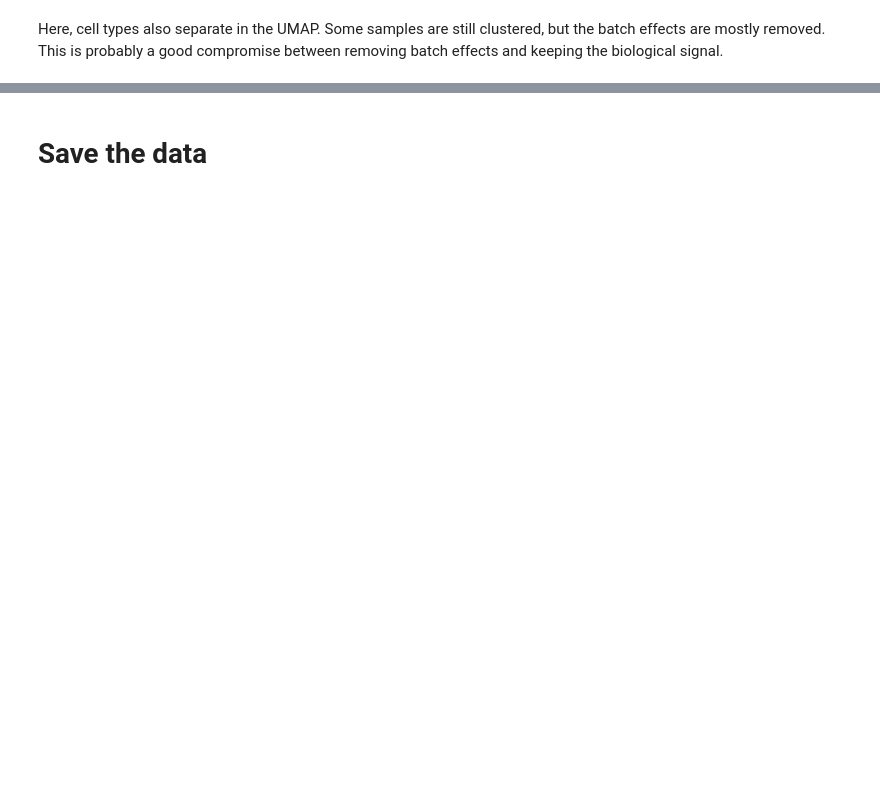
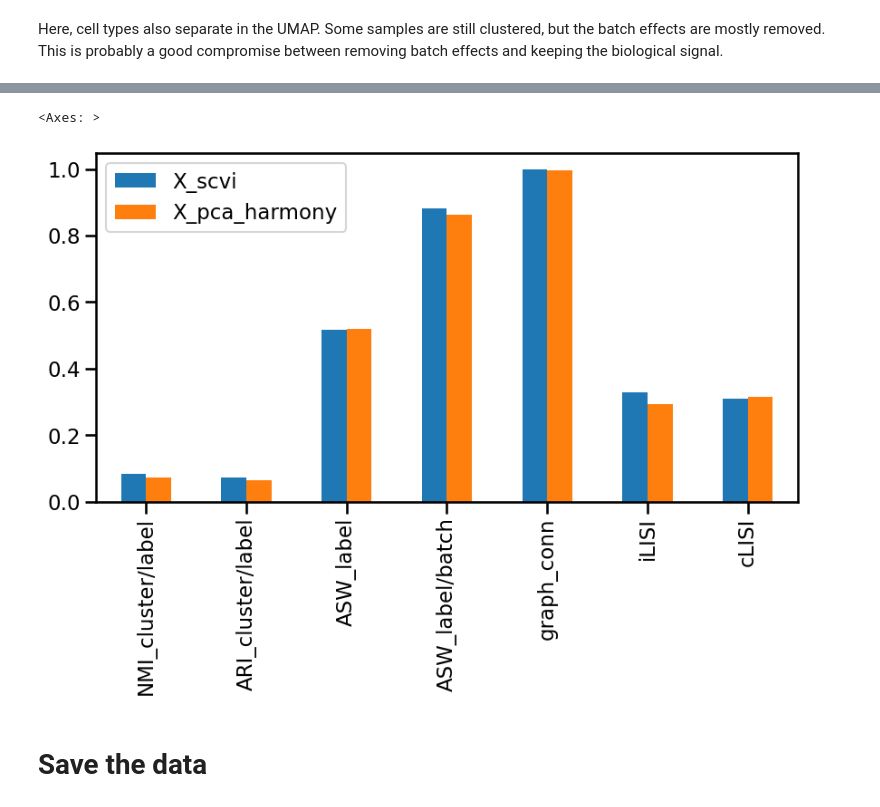
Before and after one commit to battich-lab/VASAseq_analysis, a Jupyter notebook: analysis/2_integrate.ipynb, the cells around one changed output, grey strips where cells are left out. Saved outputs shown, nothing was run; the diff lists cells and outputs as text; code cells hidden in the pictures; blank space fills up the shorter version.

```diff
--- a/analysis/2_integrate.ipynb
+++ b/analysis/2_integrate.ipynb
@@ -135,0 +141,27 @@ adata.obsm["X_umap_harmony"] = adata.obsm["X_umap"].copy()
+# %%
+embeddings = ["X_scvi", "X_pca_harmony"]
+
+results = []
+
+for embedding in embeddings:
+    result = scib.me.metrics(adata.raw.to_adata(),
+        adata,
+        "sample",
+        "cell_type",
+        embed=embedding,
+        organism='mouse',
+        ari_=True,
+        nmi_=True,
+        silhouette_=True,
+        pcr_=False,
+        cell_cycle_=False,
+        hvg_score_=False,
+        isolated_labels_=True,
+        graph_conn_=True,
+        trajectory_=False,
+        kBET_=False,
+        lisi_graph_=True
+    )
+
+    result.columns = [embedding]
+    results.append(result)
@@ -136,3 +186,10 @@ adata.obsm["X_umap_harmony"] = adata.obsm["X_umap"].copy()
+# %%
+df_scib = pd.concat(results, axis=1)
+df_scib.dropna(axis=0, how='all', inplace=True)
+df_scib.plot(kind='bar', figsize=(10, 5))
+# %% [output]
+<Axes: >
+[figure, added]
 # %% [markdown]
 # Save the data
 # %%
```
Also changed, not shown: parts of 9 cells of this notebook, 4 other files.
